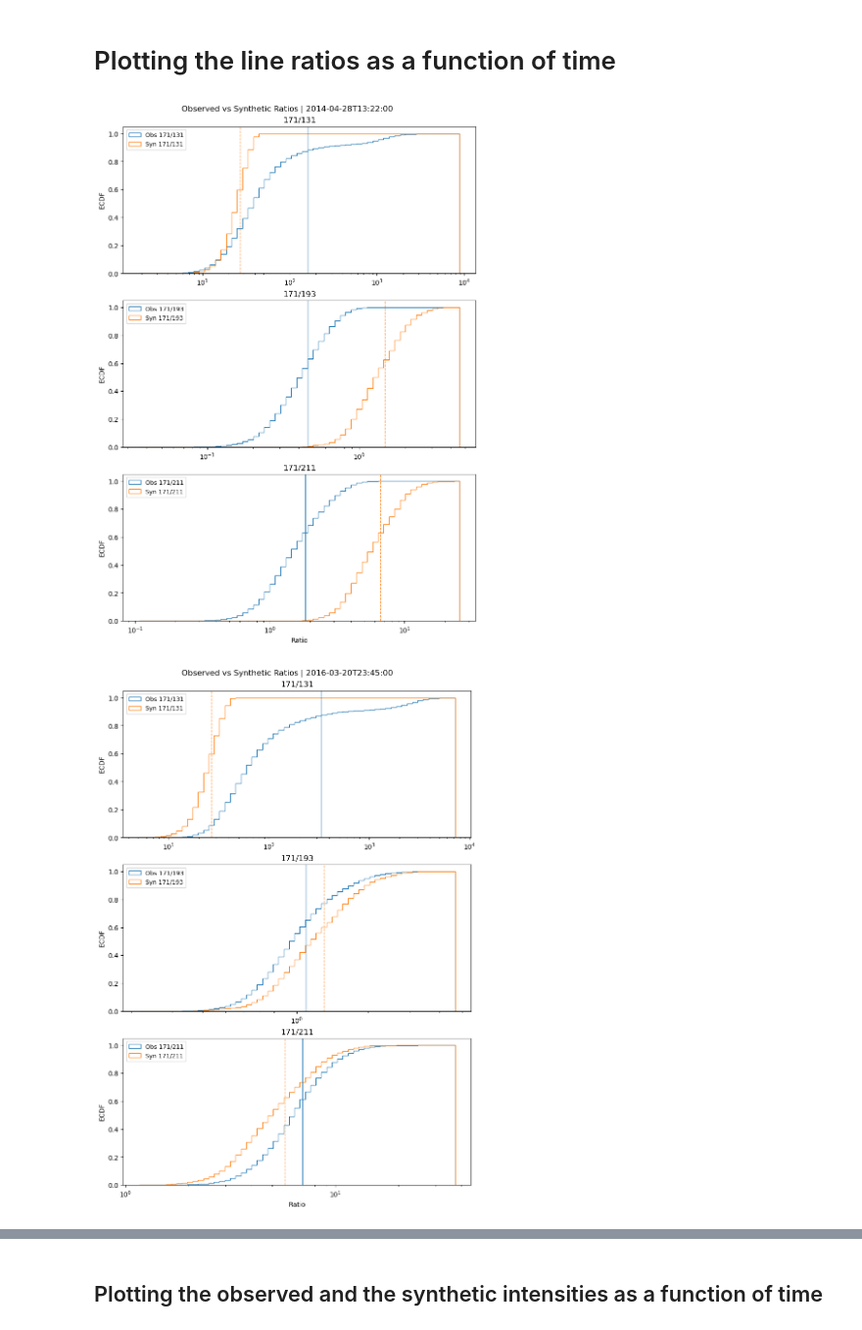
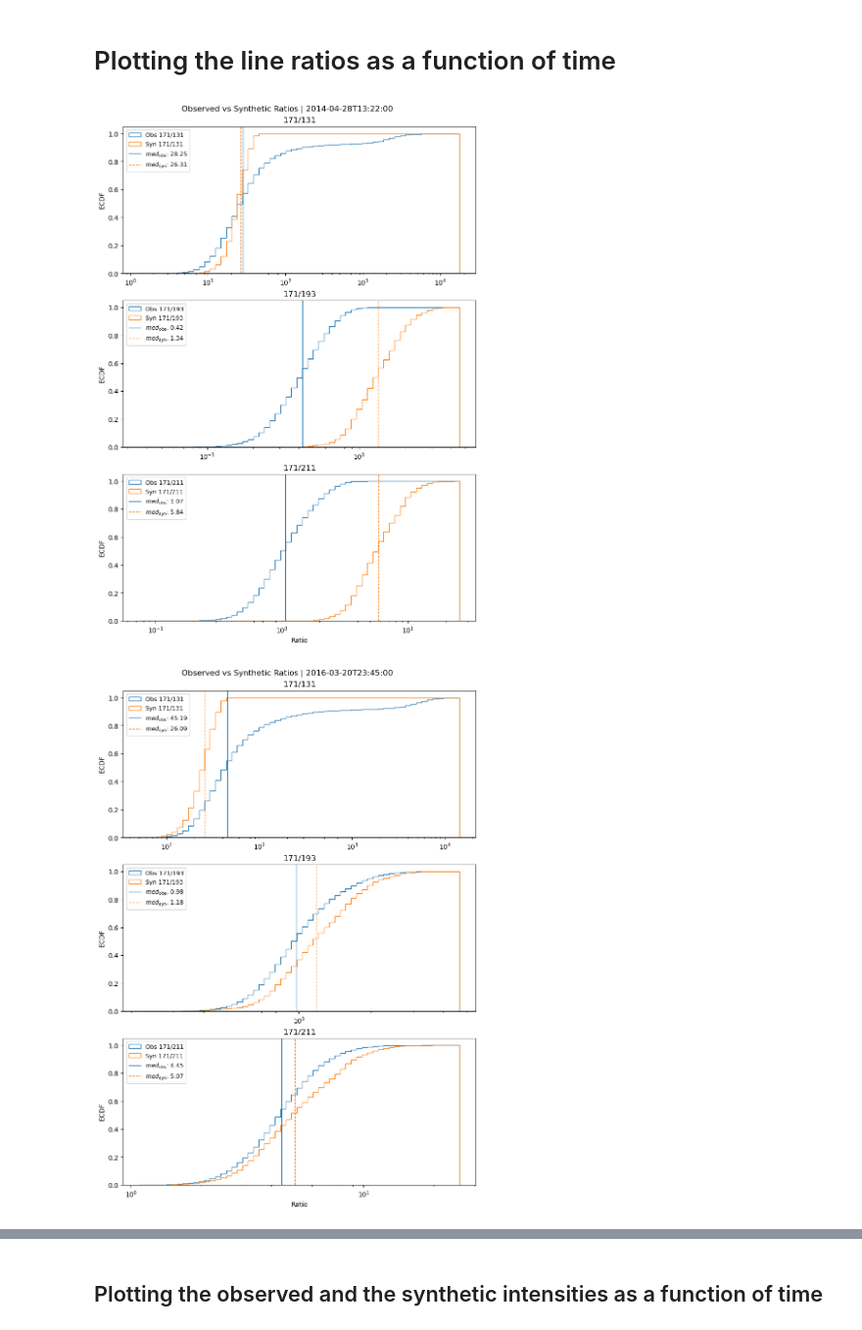
Before and after one commit to souvikita/muse_validation_pipeline, a Jupyter notebook: museval/working_codes/QS_new_analysis_ratio.ipynb, the cells around one changed output, grey strips where cells are left out. Shown at 98% size. Saved outputs shown, nothing was run; the diff lists cells and outputs as text; code cells hidden in the pictures.

```diff
--- a/museval/working_codes/QS_new_analysis_ratio.ipynb
+++ b/museval/working_codes/QS_new_analysis_ratio.ipynb
@@ -65,12 +65,12 @@ for idx, file in enumerate(sorted(aia_data_npz)):
     for k, v in all_aia_data.items():
         # print(k)
         if k == 'a171':
-            N_r = v.item().data/v.item().exposure_time.value # Nr is aia 171
+            N_r = v.item().data#/v.item().exposure_time.value # Nr is aia 171
             synth_Nr = muse_AIA_QS.flux.sel(channel=171).squeeze().to_numpy()
             continue
         else:
             # print(k)
-            D_r = v.item().data/v.item().exposure_time.value # Dr is the rest, i.e. 131, 193, 211
+            D_r = v.item().data#/v.item().exposure_time.value # Dr is the rest, i.e. 131, 193, 211
             synth_Dr = muse_AIA_QS.flux.sel(channel=int(k[1:])).squeeze().to_numpy()
 
         synth_list_ratio.append({
@@ -196,34 +196,40 @@ for date in common_dates:
         obs = obs[np.isfinite(obs) & (obs > 0)]
         syn = syn[np.isfinite(syn) & (syn > 0)]
 
         if len(obs) == 0 or len(syn) == 0:
             ax.text(0.5, 0.5, f"No valid data for {rn}", ha="center", va="center")
             ax.set_axis_off()
             continue
 
         # Shared bins from combined obs+syn (handles different image sizes safely)
         combined = np.concatenate([obs, syn])
         min_val = max(combined.min(), 1e-6)
         max_val = combined.max()
         bins = np.logspace(np.log10(min_val), np.log10(max_val), num_bins)
 
         ax.hist(obs, bins=bins, cumulative=True, histtype="step",
                 weights=np.ones(len(obs))/len(obs), color="tab:blue", lw=2,
                 label=f"Obs {rn}")
         ax.hist(syn, bins=bins, cumulative=True, histtype="step",
                 weights=np.ones(len(syn))/len(syn), color="tab:orange", lw=2, ls="--",
                 label=f"Syn {rn}")
 
-        ax.axvline(np.mean(obs), color="tab:blue", lw=1, ls="-")
-        ax.axvline(np.mean(syn), color="tab:orange", lw=1, ls="--")
+        ax.axvline(np.median(obs), color="tab:blue", lw=1, ls="-",
+                   label=f'$med_{{\mathrm{{obs}}}}$: {np.median(obs):.2f}')
+        ax.axvline(np.median(syn), color="tab:orange", lw=1, ls="--",
+                   label=f'$med_{{\mathrm{{syn}}}}$: {np.median(syn):.2f}')
+        # print(date, rn,
+        #       "obs q50/q95/q99:", np.quantile(obs, [0.5, 0.95, 0.99]),
+        #       "syn q50/q95/q99:", np.quantile(syn, [0.5, 0.95, 0.99]))
+
         ax.set_xscale("log")
         ax.set_ylabel("ECDF")
         ax.set_title(rn)
         # ax.grid(alpha=0.3)
         ax.legend(fontsize=9)
 
     axes[-1].set_xlabel("Ratio")
     plt.show()
 # %% [output]
-[figure, old version]
+[figure, new version]
-[figure, old version]
+[figure, new version]
```
Also changed, not shown: parts of 8 cells of this notebook.
